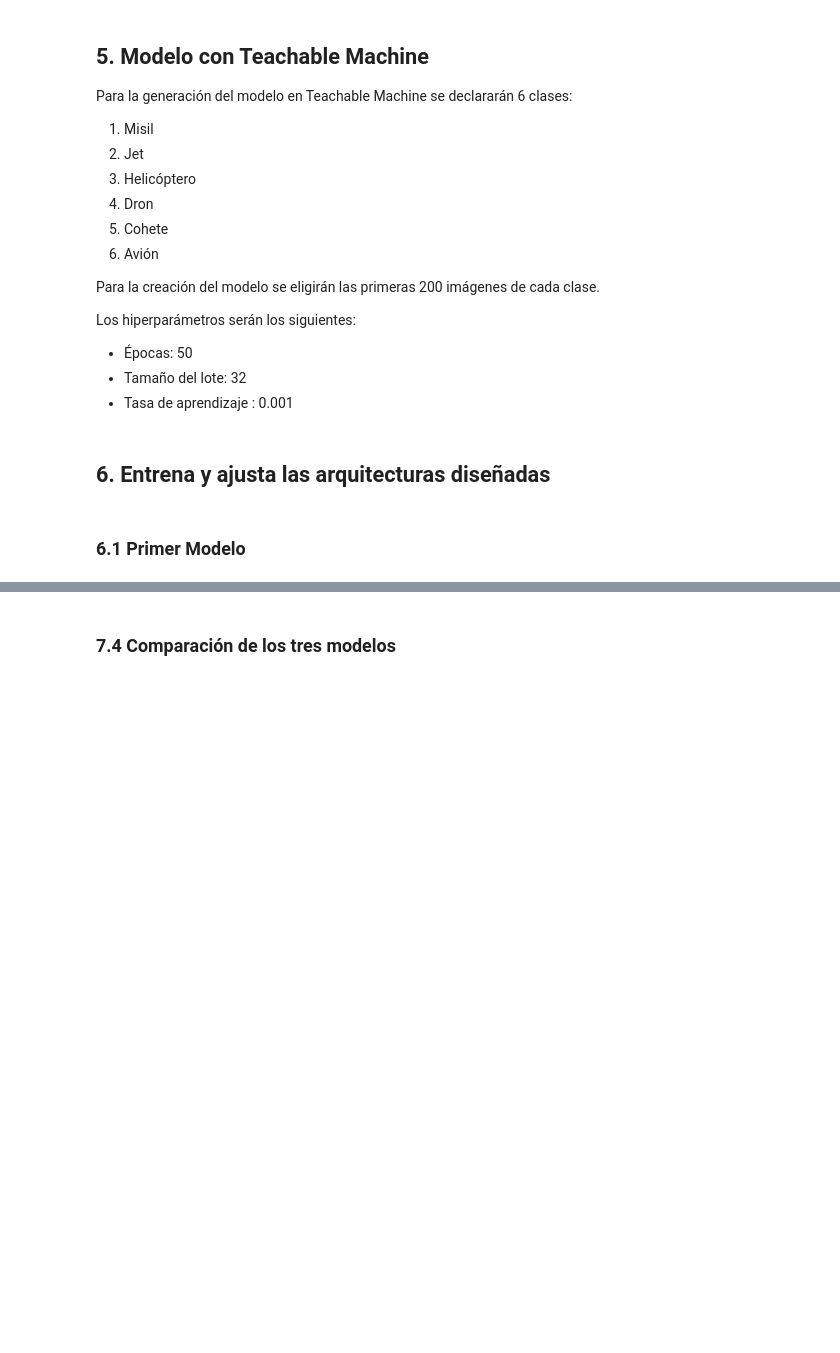
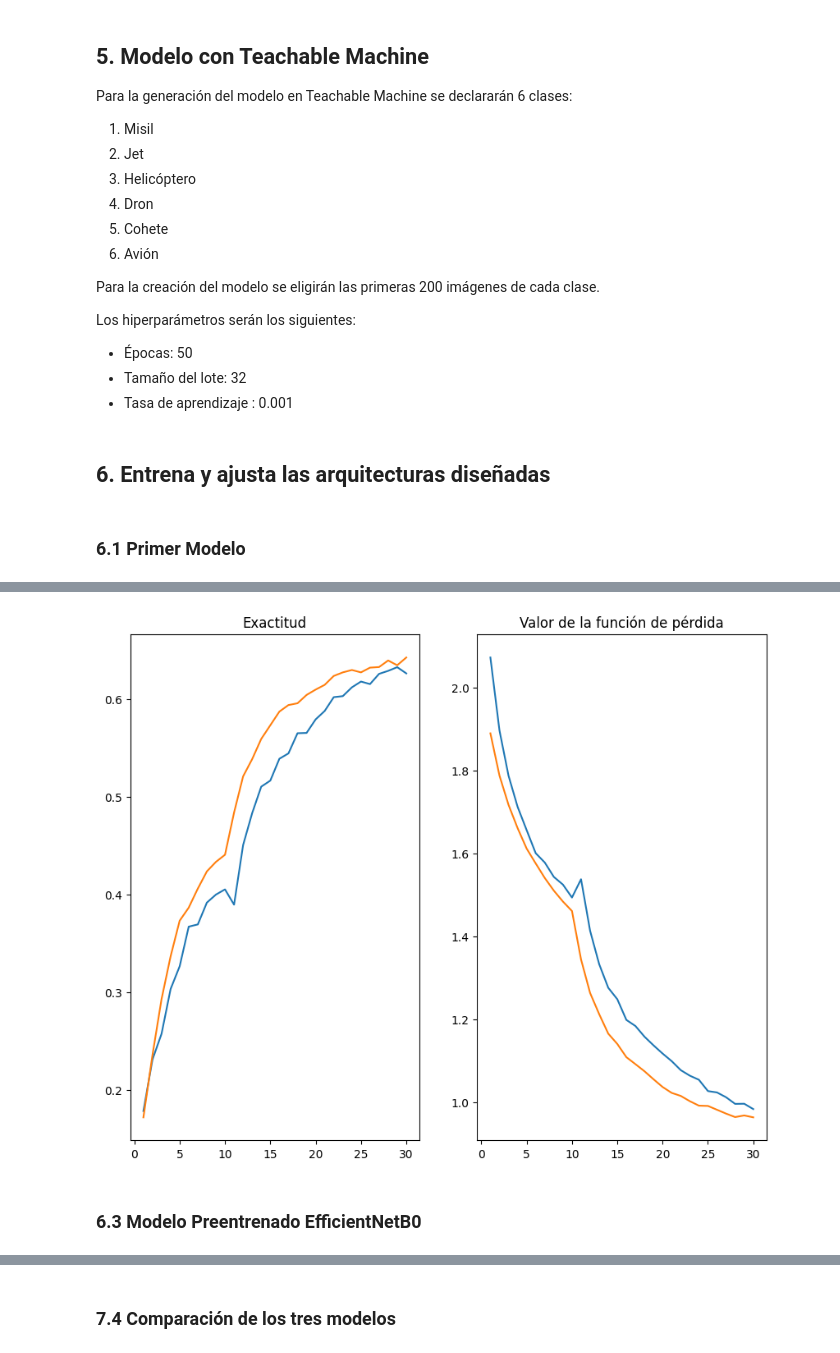
Before and after one commit to AndrsGzRo/deteccion-amenazas-aereas-deeplearning, a Jupyter notebook: DS_C7_SC3_AndresGuzmanRodriguez.ipynb, the cells around one changed output, grey strips where cells are left out. Saved outputs shown, nothing was run; the diff lists cells and outputs as text; code cells hidden in the pictures; blank space fills up the shorter version.

```diff
--- a/DS_C7_SC3_AndresGuzmanRodriguez.ipynb
+++ b/DS_C7_SC3_AndresGuzmanRodriguez.ipynb
@@ -411,0 +432,9 @@ modelo_tm.compile(
+# %%
+
+# Entrenamiento
+historial_1 = modelo_pre.fit(
+    conj_entrenamiento,
+    epochs=10,
+    validation_data = conj_prueba,
+    callbacks = [early_stopping,reduce_lr]
+)
@@ -411,0 +472,8 @@ modelo_tm.compile(
+# %%
+# Entrenamiento
+historia_2 = modelo_pre.fit(
+    conj_entrenamiento,
+    epochs=20,
+    validation_data = conj_prueba,
+    callbacks = [early_stopping,reduce_lr]
+)
@@ -411,0 +498,27 @@ modelo_tm.compile(
+# %%
+# Combinando historiales
+acc = historial_1.history['accuracy'] + historia_2.history['accuracy']
+val_acc = historial_1.history['val_accuracy'] + historia_2.history['val_accuracy']
+
+loss = historial_1.history['loss'] + historia_2.history['loss']
+val_loss = historial_1.history['val_loss'] + historia_2.history['val_loss']
+
+epochs = range(1, len(acc) + 1)
+
+# Gráfica de la evolución de entrenamiento y pérdida
+plt.figure(figsize=(10,8))
+plt.subplot(1,2,1)
+plt.plot(epochs,acc,label='Exactitud Entrenamiento')
+plt.plot(epochs,val_acc,label='Exactitud Validación')
+plt.title('Exactitud')
+
+plt.subplot(1,2,2)
+plt.plot(epochs,loss,label='Perdida Entrenamiento')
+plt.plot(epochs,val_loss,label='Perdida Validación')
+plt.title('Valor de la función de pérdida')
+
+plt.show()
+# %% [output]
+[figure, added]
+# %% [markdown]
+### 6.3 Modelo Preentrenado EfficientNetB0
```
Also changed, not shown: parts of 66 cells of this notebook.
